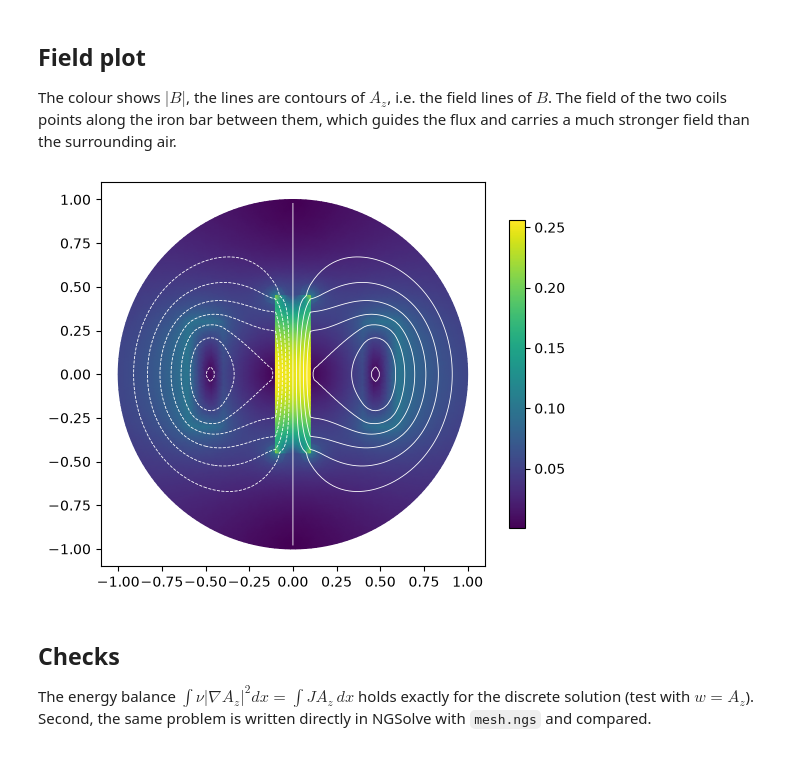
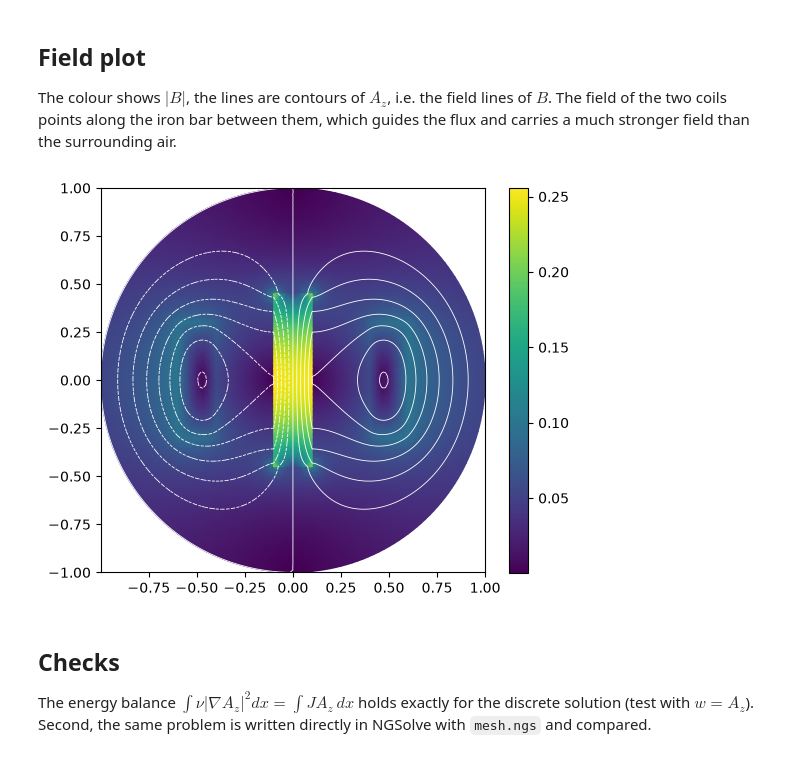
Before and after one commit to JSchoeberl/ngsufl, a Jupyter notebook: docs/tutorials/maxwell.ipynb, the cells around one changed output. Drawn from its saved outputs; the diff is of its cells as text; code cells hidden in the pictures.

```diff
--- a/docs/tutorials/maxwell.ipynb
+++ b/docs/tutorials/maxwell.ipynb
@@ -150,7 +152,7 @@ region contributes its own term to the form, selected by the name in `dx(...)`.
 units with $\mu_0=1$ and a relative permeability of 500 in the iron; the current density
 is $\pm 1$ in the two coils.
 # %%
-V = FunctionSpace(mesh, "Lagrange", 3)
+V = FunctionSpace(mesh, "CG", 3)
 A, w = TrialFunction(V), TestFunction(V)
 
 nu = {"air": 1.0, "coil_p": 1.0, "coil_m": 1.0, "iron": 1 / 500}
@@ -158,7 +160,7 @@ a = sum(nu_r * inner(grad(A), grad(w)) * dx(name) for name, nu_r in nu.items())
 L = Constant(1.0) * w * dx("coil_p") - Constant(1.0) * w * dx("coil_m")
 
 Az = Function(V, name="Az")
-solve(a == L, Az, DirichletBC(V, 0.0, "rim"))
+solve(a == L, Az, bcs=DirichletBC(V, Constant(0.0), "rim"))
 B = curl(Az)
 # %% [markdown]
 ## Field plot
@@ -166,18 +168,19 @@ B = curl(Az)
 The colour shows $|B|$, the lines are contours of $A_z$, i.e. the field lines of $B$.
 The field of the two coils points along the iron bar between them, which guides the flux
 and carries a much stronger field than the surrounding air.
-# %%
-import matplotlib.pyplot as plt
-
-fig, ax = plt.subplots(figsize=(6.2, 5))
-plot(sqrt(dot(B, B)), ax=ax, subdivision=2, cmap="viridis")
-xs = np.linspace(-0.98, 0.98, 90)
-X, Y = np.meshgrid(xs, xs)
-Z = np.array([[Az.at(xv, yv) if xv**2 + yv**2 < 0.99**2 else np.nan for xv in xs] for yv in xs])
-ax.contour(X, Y, Z, 14, colors="w", linewidths=0.6)
-ax.set_aspect("equal");
-# %% [output]
-[figure, removed]
+# %%
+import matplotlib.pyplot as plt
+
+from ngsufl.pyplot import tricontour, tripcolor
+
+Bh = Function(VectorFunctionSpace(mesh, "DG", 2)).interpolate(B)
+fig, axes = plt.subplots(figsize=(6.2, 5))
+colors = tripcolor(Bh, axes=axes, num_sample_points=2, cmap="viridis")
+fig.colorbar(colors)
+tricontour(Az, levels=14, axes=axes, colors="w", linewidths=0.6)
+axes.set_aspect("equal");
+# %% [output]
+[figure, added]
 # %% [markdown]
 ## Checks
 
```
Also changed, not shown: parts of 5 cells of this notebook, 52 other files.
